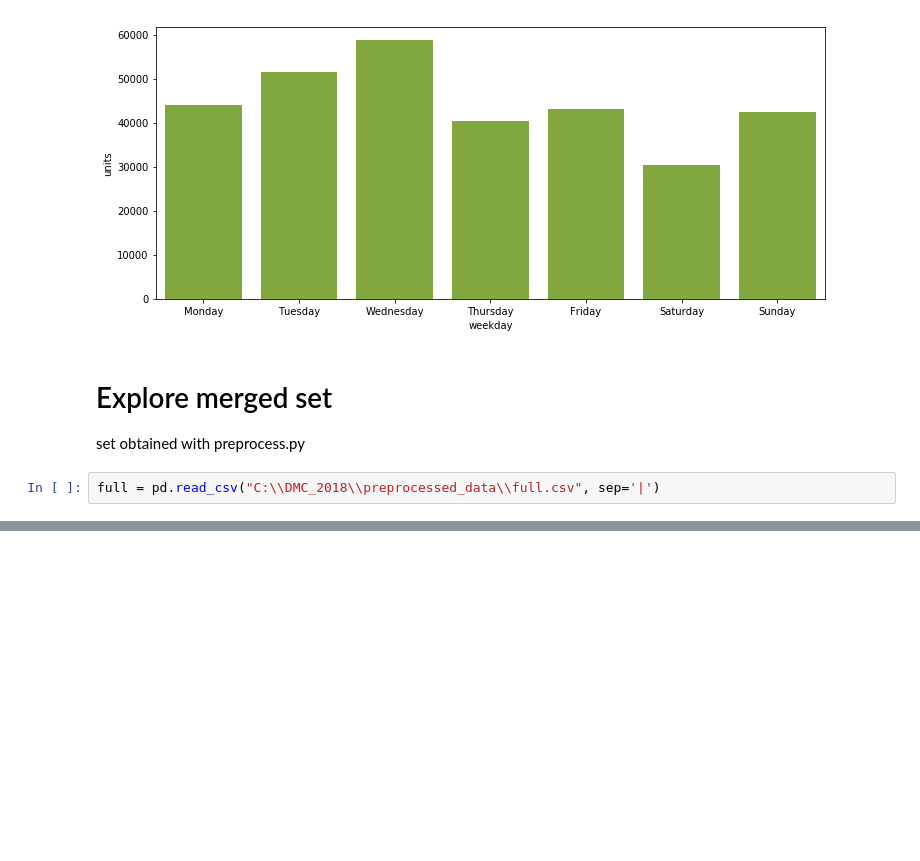
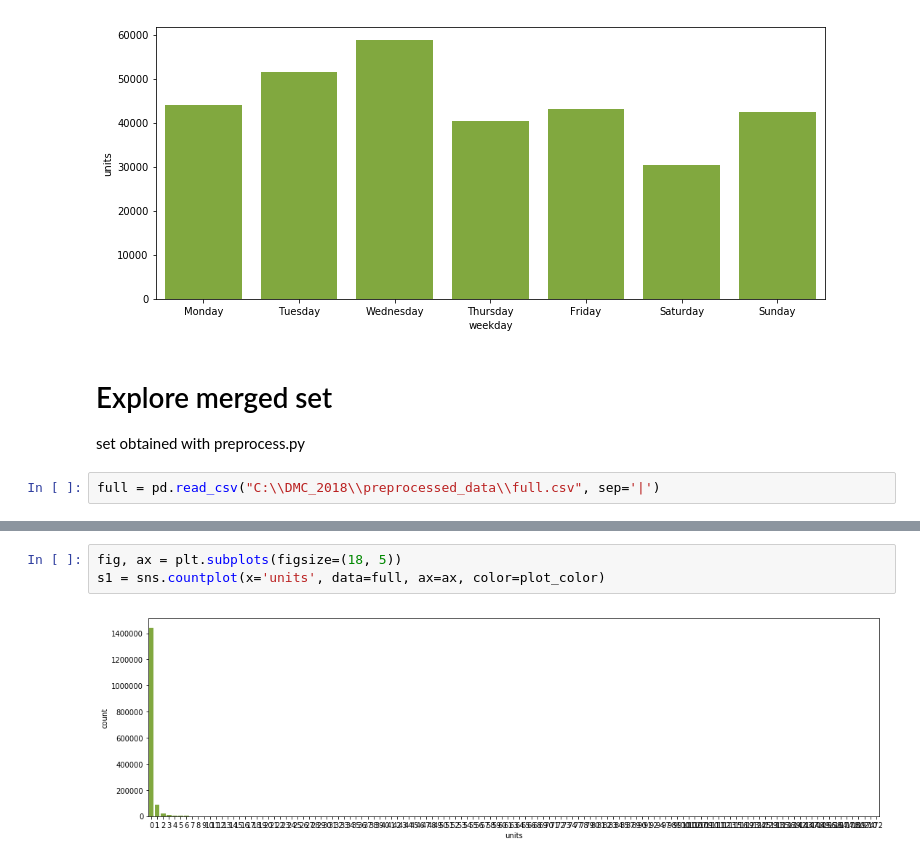
Before and after one commit to TomaszStepien/Data-Mining-Cup-2018, a Jupyter notebook: EDA.ipynb, the cells around one changed output, grey strips where cells are left out. Drawn from its saved outputs; the diff is of its cells as text; blank space fills up the shorter version.

Commit message:
added zero sales rows to full and its plot to EDA

```diff
--- a/EDA.ipynb
+++ b/EDA.ipynb
@@ -528,0 +558,5 @@ Length: 164, dtype: int64
+# %%
+fig, ax = plt.subplots(figsize=(18, 5))
+s1 = sns.countplot(x='units', data=full, ax=ax, color=plot_color)
+# %% [output]
+[figure, added]
```
Also changed, not shown: parts of 3 cells of this notebook, 1 other file.
